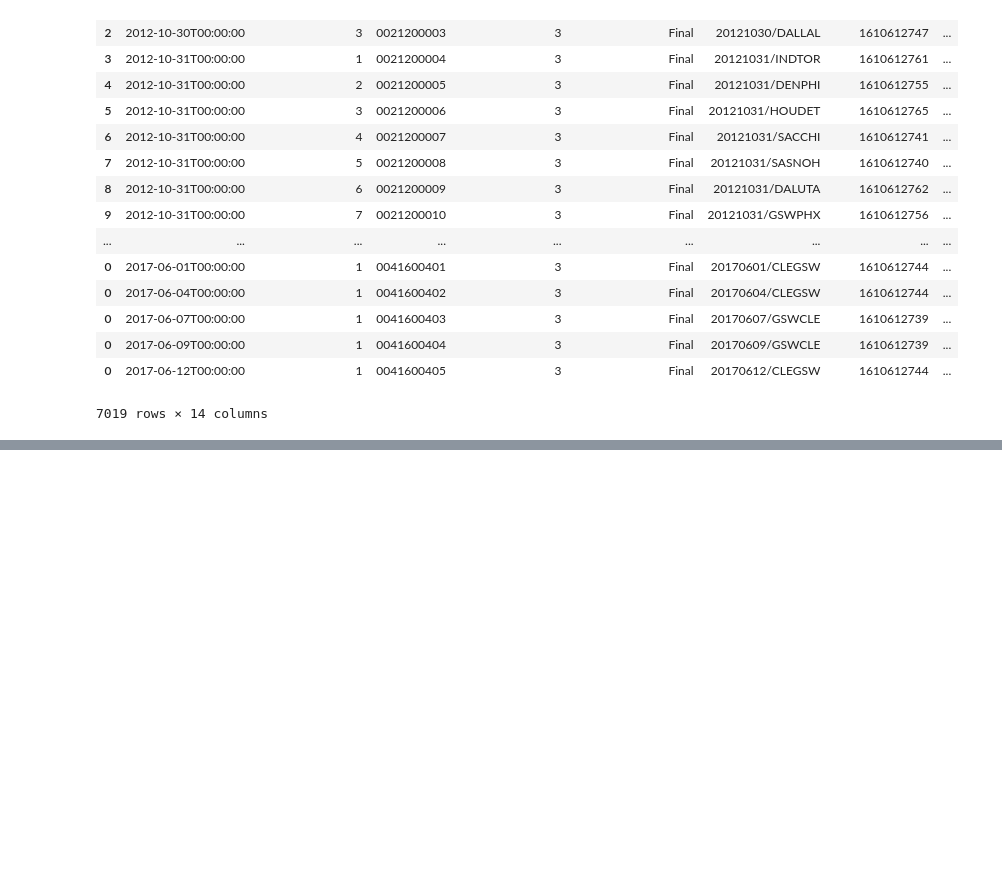
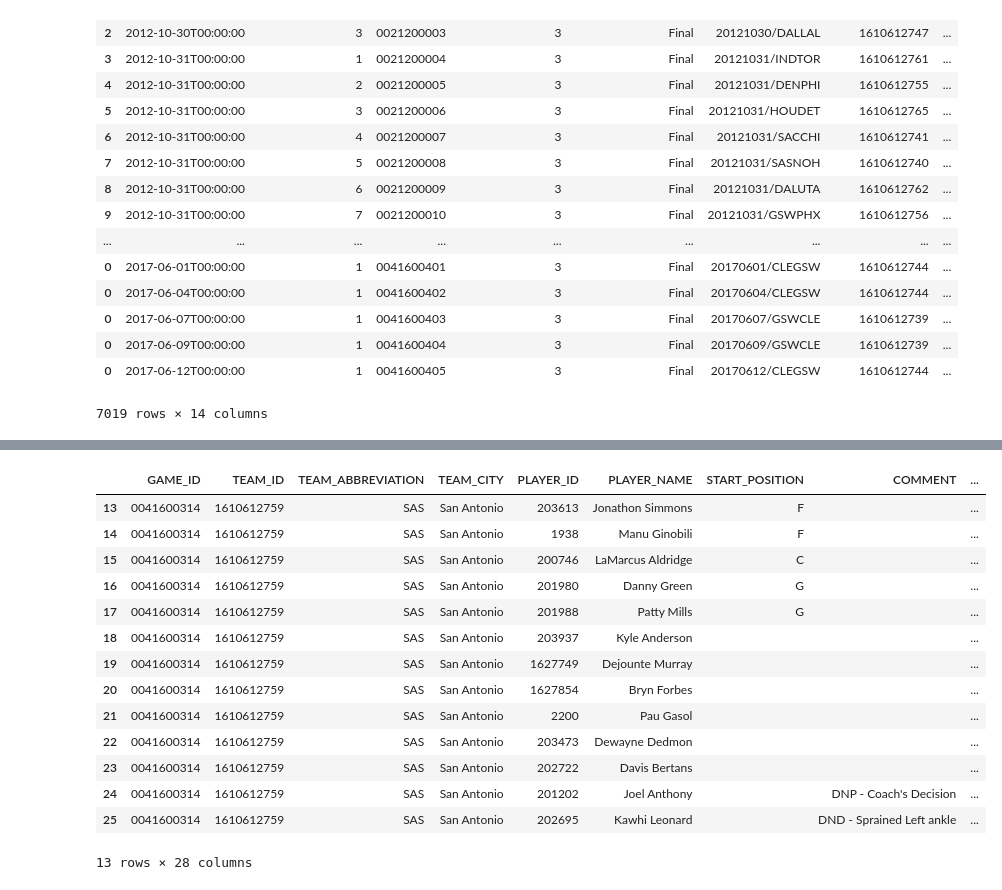
Before and after one commit to wonderui/Hoop_Fantasy, a Jupyter notebook: grab_game_head.ipynb, the cells around one changed output, grey strips where cells are left out. Saved outputs shown, nothing was run; the diff lists cells and outputs as text; code cells hidden in the pictures; blank space fills up the shorter version.

```diff
--- a/grab_game_head.ipynb
+++ b/grab_game_head.ipynb
@@ -88,0 +116,18 @@ game_header
+# %%
+player_stats[player_stats['TEAM_ID'] == int(home_team_id)]
+# %% [output]
+|  | GAME_ID | TEAM_ID | TEAM_ABBREVIATION | TEAM_CITY | PLAYER_ID | PLAYER_NAME | START_POSITION | COMMENT | ... |
+| 13 | 0041600314 | 1610612759 | SAS | San Antonio | 203613 | Jonathon Simmons | F |  | ... |
+| 14 | 0041600314 | 1610612759 | SAS | San Antonio | 1938 | Manu Ginobili | F |  | ... |
+| 15 | 0041600314 | 1610612759 | SAS | San Antonio | 200746 | LaMarcus Aldridge | C |  | ... |
+| 16 | 0041600314 | 1610612759 | SAS | San Antonio | 201980 | Danny Green | G |  | ... |
+| 17 | 0041600314 | 1610612759 | SAS | San Antonio | 201988 | Patty Mills | G |  | ... |
+| 18 | 0041600314 | 1610612759 | SAS | San Antonio | 203937 | Kyle Anderson |  |  | ... |
+| 19 | 0041600314 | 1610612759 | SAS | San Antonio | 1627749 | Dejounte Murray |  |  | ... |
+| 20 | 0041600314 | 1610612759 | SAS | San Antonio | 1627854 | Bryn Forbes |  |  | ... |
+| 21 | 0041600314 | 1610612759 | SAS | San Antonio | 2200 | Pau Gasol |  |  | ... |
+| 22 | 0041600314 | 1610612759 | SAS | San Antonio | 203473 | Dewayne Dedmon |  |  | ... |
+| 23 | 0041600314 | 1610612759 | SAS | San Antonio | 202722 | Davis Bertans |  |  | ... |
+| 24 | 0041600314 | 1610612759 | SAS | San Antonio | 201202 | Joel Anthony |  | DNP - Coach's Decision | ... |
+| 25 | 0041600314 | 1610612759 | SAS | San Antonio | 202695 | Kawhi Leonard |  | DND - Sprained Left ankle | ... |
+13 rows × 28 columns
```
Also changed, not shown: parts of 2 cells of this notebook.
